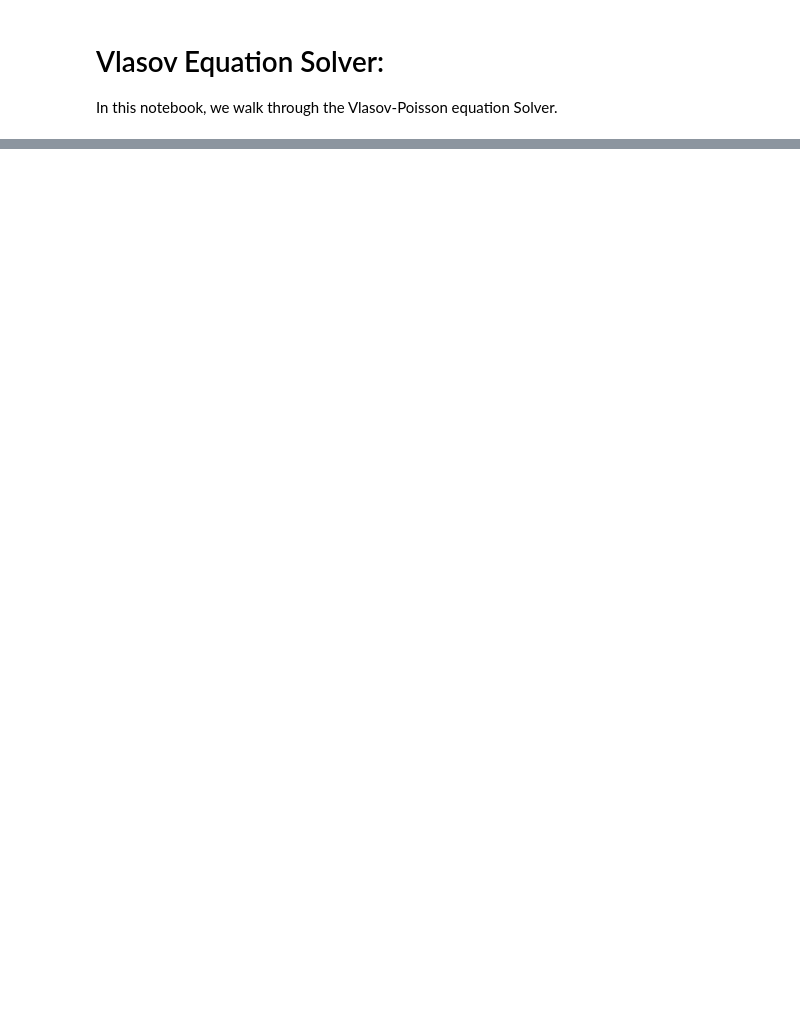
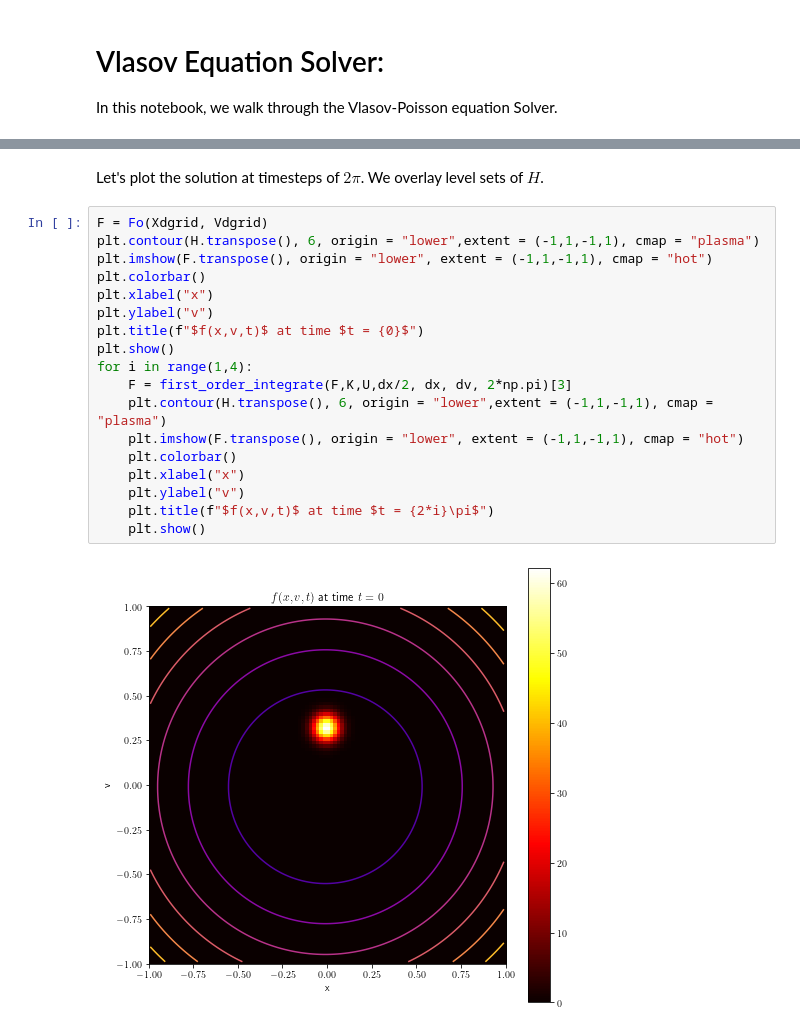
Before and after one commit to sinaatalay/VlasovSolver, a Jupyter notebook: Vlasov Solver.ipynb, the cells around one changed output, grey strips where cells are left out. Drawn from its saved outputs; the diff is of its cells as text; blank space fills up the shorter version.

```diff
--- a/Vlasov Solver.ipynb
+++ b/Vlasov Solver.ipynb
@@ -178,0 +336,22 @@ We see that using the small timestep $\Delta t= .001$, forward euler with centra
+# %% [markdown]
+Let's plot the solution at timesteps of $2\pi$. We overlay level sets of $H$.
+# %%
+F = Fo(Xdgrid, Vdgrid)
+plt.contour(H.transpose(), 6, origin = "lower",extent = (-1,1,-1,1), cmap = "plasma")
+plt.imshow(F.transpose(), origin = "lower", extent = (-1,1,-1,1), cmap = "hot")
+plt.colorbar()
+plt.xlabel("x")
+plt.ylabel("v")
+plt.title(f"$f(x,v,t)$ at time $t = {0}$")
+plt.show()
+for i in range(1,4):
+    F = first_order_integrate(F,K,U,dx/2, dx, dv, 2*np.pi)[3]
+    plt.contour(H.transpose(), 6, origin = "lower",extent = (-1,1,-1,1), cmap = "plasma")
+    plt.imshow(F.transpose(), origin = "lower", extent = (-1,1,-1,1), cmap = "hot")
+    plt.colorbar()
+    plt.xlabel("x")
+    plt.ylabel("v")
+    plt.title(f"$f(x,v,t)$ at time $t = {2*i}\pi$")
+    plt.show()
+# %% [output]
+[figure, added]
```
Also changed, not shown: parts of 43 cells of this notebook.
